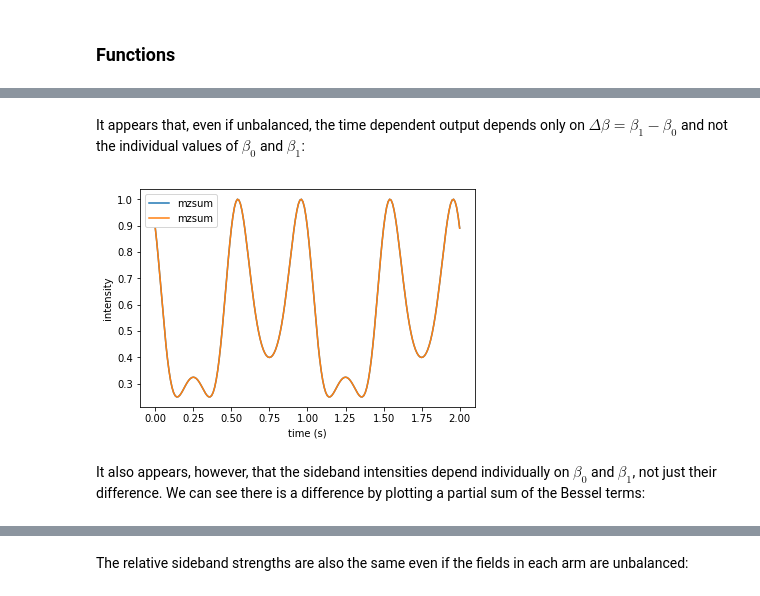
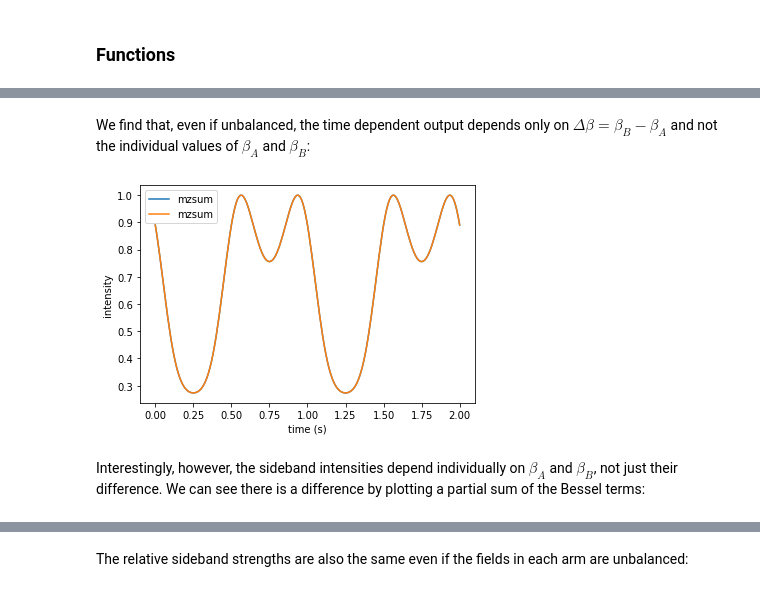
Before and after one commit to decoherer/sidebands, a Jupyter notebook: sidebands.ipynb, the cells around one changed output, grey strips where cells are left out. Drawn from its saved outputs; the diff is of its cells as text; code cells hidden in the pictures.

```diff
--- a/sidebands.ipynb
+++ b/sidebands.ipynb
@@ -123,9 +142,9 @@ timeplot(0.5, 0.5, pi/2, -1, +1, N=10)
 # %% [markdown]
-It appears that, even if unbalanced, the time dependent output depends only on $\Delta \beta = \beta_1 - \beta_0$ and not the individual values of $\beta_0$ and $\beta_1$:
+We find that, even if unbalanced, the time dependent output depends only on $\Delta \beta = \beta_B - \beta_A$ and not the individual values of $\beta_A$ and $\beta_B$:
 # %%
-timeplot(0.25, 0.75, pi/4, beta0=-3, beta1=+0, N=10)
-timeplot(0.25, 0.75, pi/4, beta0=-1, beta1=+2, N=10)
+timeplot(0.25, 0.75, pi/4, beta0=-2, beta1=+0, N=10)
+timeplot(0.25, 0.75, pi/4, beta0=-1, beta1=+1, N=10)
 # %% [output]
-[figure, old version]
+[figure, new version]
 # %% [markdown]
-It also appears, however, that the sideband intensities depend individually on $\beta_0$ and $\beta_1$, not just their difference. We can see there is a difference by plotting a partial sum of the Bessel terms:
+Interestingly, however, the sideband intensities depend individually on $\beta_A$ and $\beta_B$, not just their difference. We can see there is a difference by plotting a partial sum of the Bessel terms:
```
Also changed, not shown: parts of 28 cells of this notebook.
